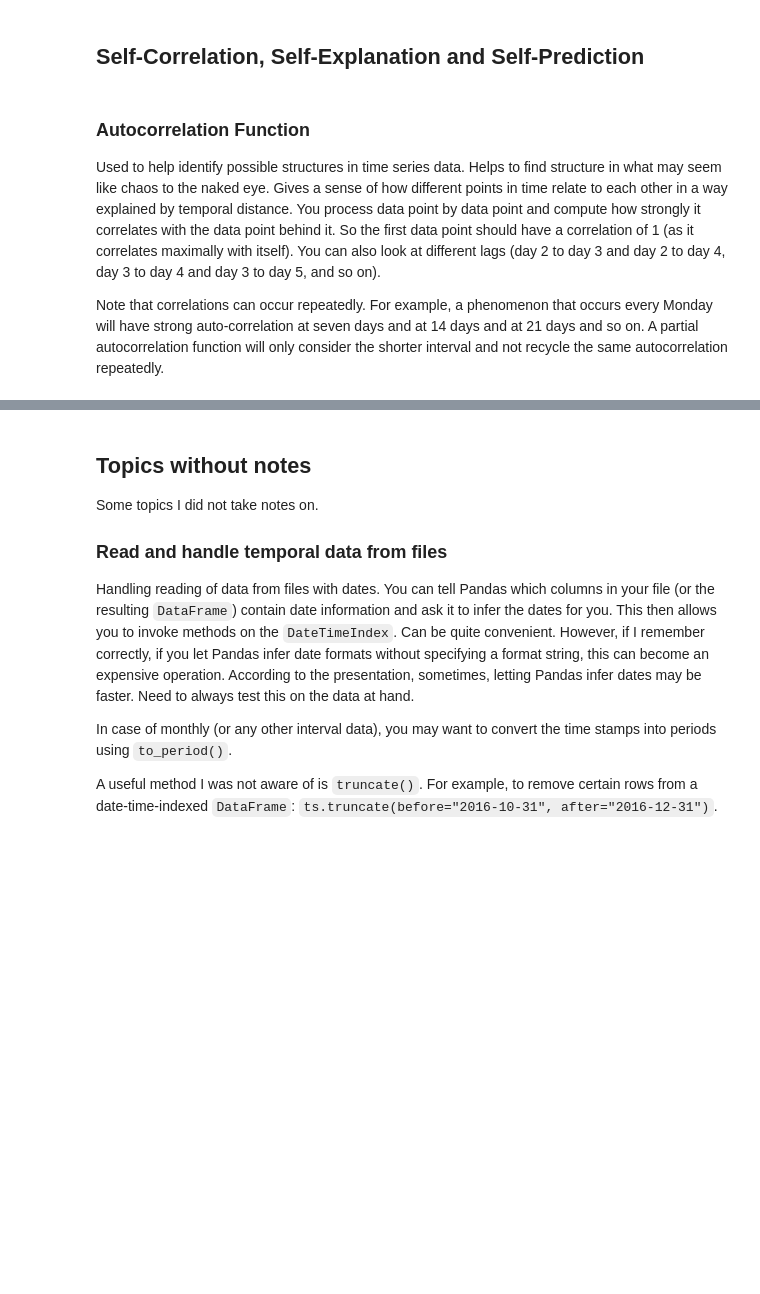
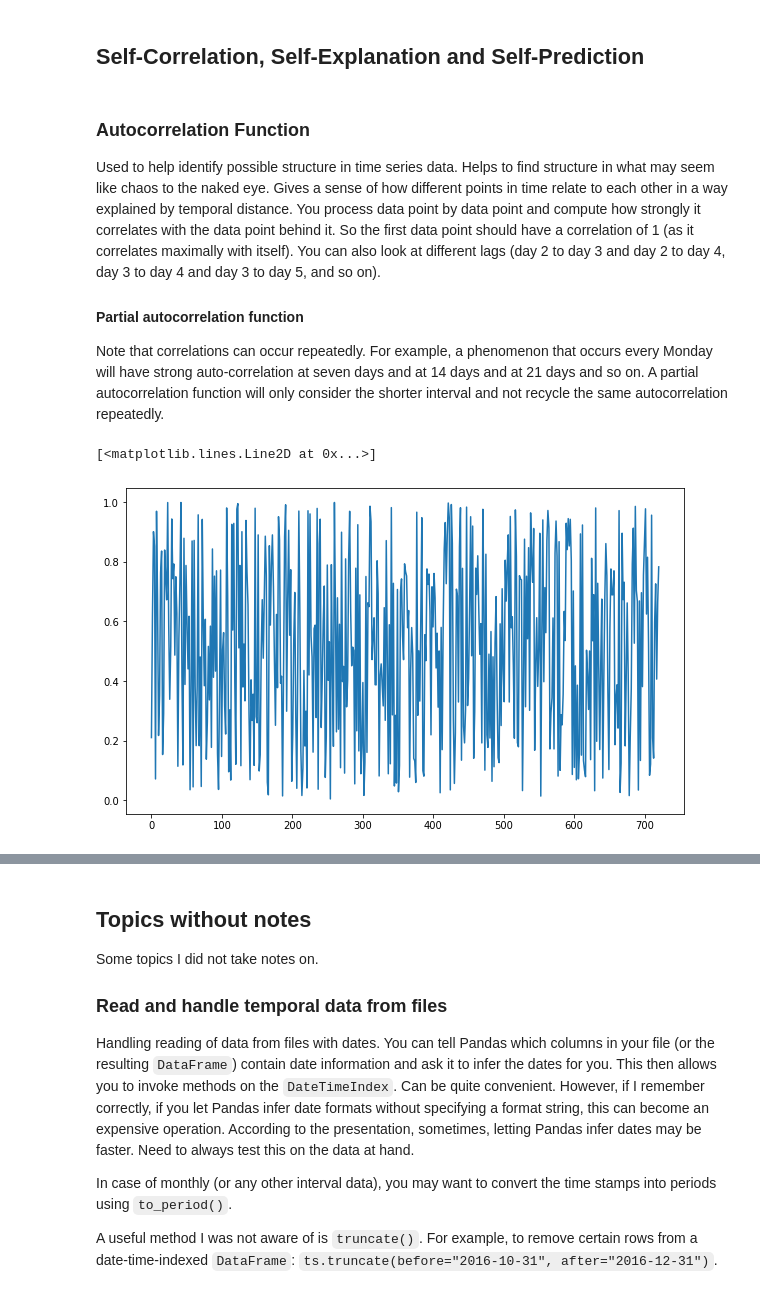
Before and after one commit to drbwa/timeserieseda, a Jupyter notebook: pycon2017/pycon2017-1.ipynb, the cells around one changed output, grey strips where cells are left out. Drawn from its saved outputs; the diff is of its cells as text; code cells hidden in the pictures; blank space fills up the shorter version.

```diff
--- a/pycon2017/pycon2017-1.ipynb
+++ b/pycon2017/pycon2017-1.ipynb
@@ -544,6 +570,11 @@ ts.rolling(window=60).mean().plot()
 # %% [markdown]
 ### Autocorrelation Function
 
-Used to help identify possible structures in time series data. Helps to find structure in what may seem like chaos to the naked eye. Gives a sense of how different points in time relate to each other in a way explained by temporal distance. You process data point by data point and compute how strongly it correlates with the data point behind it. So the first data point should have a correlation of 1 (as it correlates maximally with itself). You can also look at different lags (day 2 to day 3 and day 2 to day 4, day 3 to day 4 and day 3 to day 5, and so on).
+Used to help identify possible structure in time series data. Helps to find structure in what may seem like chaos to the naked eye. Gives a sense of how different points in time relate to each other in a way explained by temporal distance. You process data point by data point and compute how strongly it correlates with the data point behind it. So the first data point should have a correlation of 1 (as it correlates maximally with itself). You can also look at different lags (day 2 to day 3 and day 2 to day 4, day 3 to day 4 and day 3 to day 5, and so on).
+
+#### Partial autocorrelation function
 
 Note that correlations can occur repeatedly. For example, a phenomenon that occurs every Monday will have strong auto-correlation at seven days and at 14 days and at 21 days and so on. A partial autocorrelation function will only consider the shorter interval and not recycle the same autocorrelation repeatedly.
+# %%
+plt.rcParams["figure.figsize"] = (10, 6)
+from statsmodels.tsa import stattools
@@ -549,0 +583,8 @@ Note that correlations can occur repeatedly. For example, a phenomenon that occu
+# %%
+grid = np.linspace(0, 720, 500)
+noise = np.random.rand(500)
+result_curve = noise
+plt.plot(grid, result_curve)
+# %% [output]
+[<matplotlib.lines.Line2D at 0x...>]
+[figure, added]
```
Also changed, not shown: parts of 35 cells of this notebook, 1 other file.
